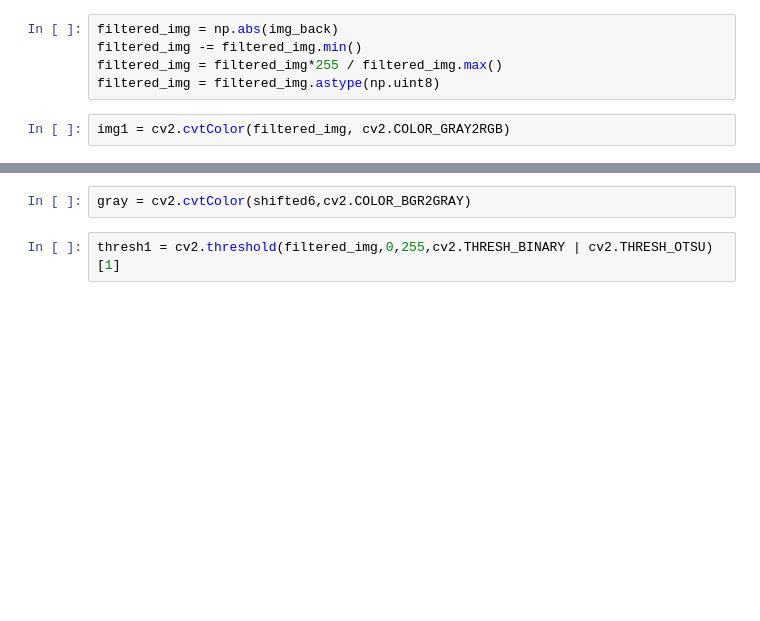
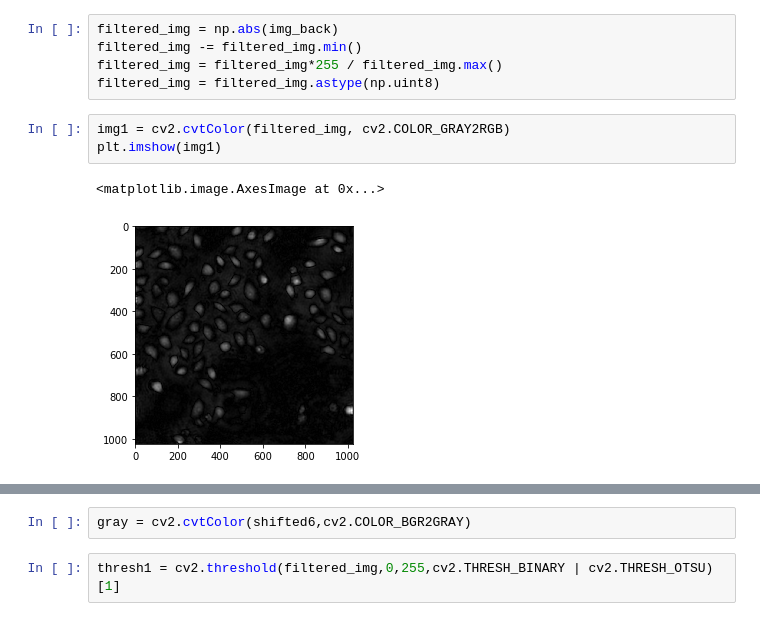
Before and after one commit to malmsjo/notebooks_master_project, a Jupyter notebook: Fourier_transformation.ipynb, the cells around one changed output, grey strips where cells are left out. Cells and saved outputs as stored; diff of their text form; blank space fills up the shorter version.

```diff
--- a/Fourier_transformation.ipynb
+++ b/Fourier_transformation.ipynb
@@ -115,6 +118,10 @@ filtered_img = filtered_img*255 / filtered_img.max()
 filtered_img = filtered_img.astype(np.uint8)
 # %%
 img1 = cv2.cvtColor(filtered_img, cv2.COLOR_GRAY2RGB)
+plt.imshow(img1)
+# %% [output]
+<matplotlib.image.AxesImage at 0x...>
+[figure, added]
 # %%
 shifted1 = cv2.pyrMeanShiftFiltering(img1, 10, 50)
 shifted2 = cv2.pyrMeanShiftFiltering(img1, 20, 40)
```
Also changed, not shown: parts of 10 cells of this notebook, 19 other files.
